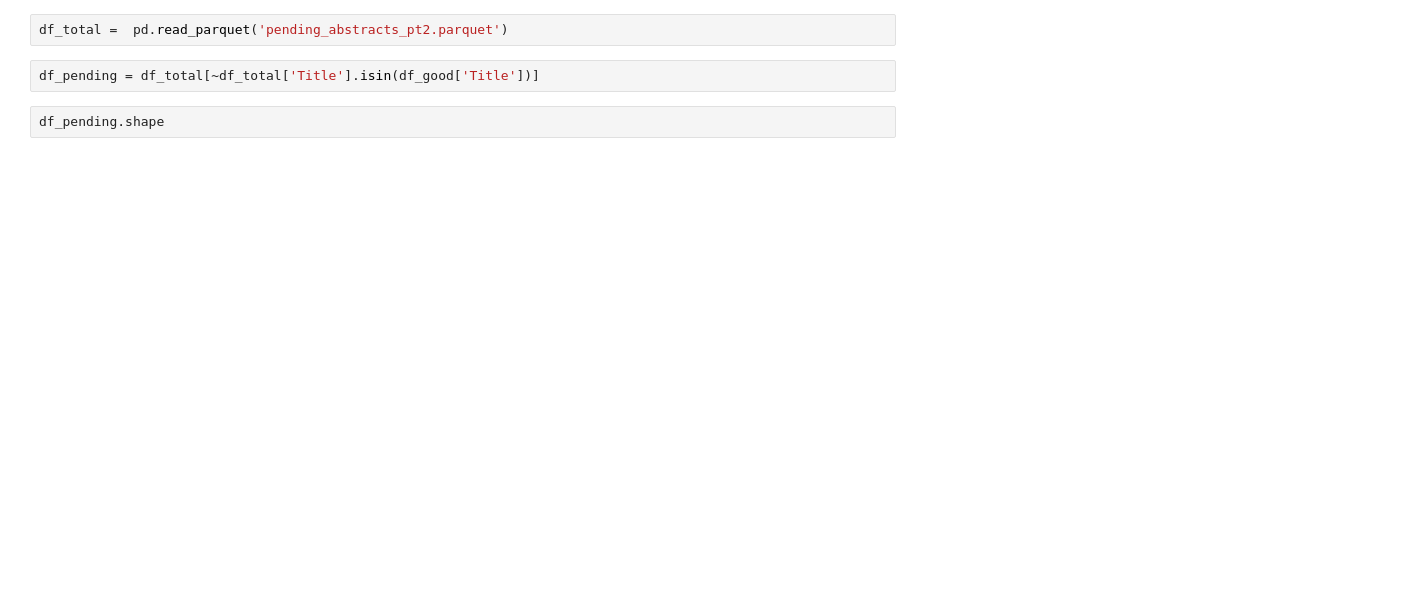
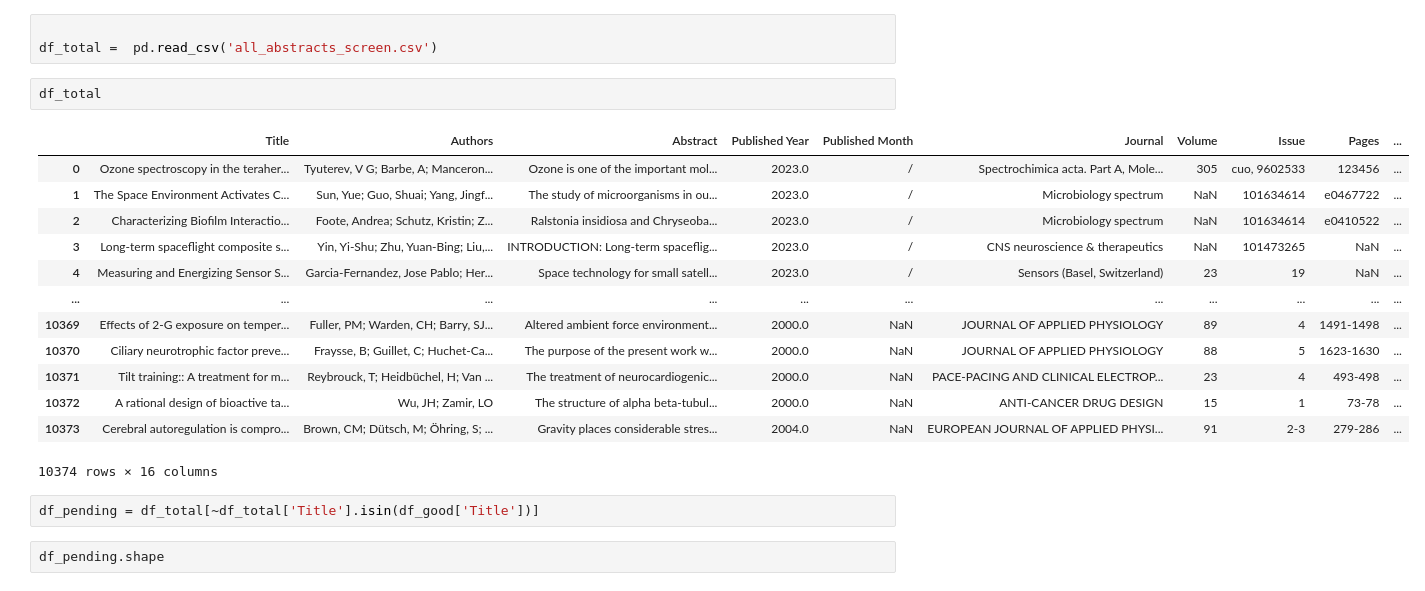
Before and after one commit to cnjanssen/spaceflightreivew, a Jupyter notebook: review_decisions.ipynb, the cells around one changed output. Cells and saved outputs as stored; diff of their text form; blank space fills up the shorter version.

```diff
--- a/review_decisions.ipynb
+++ b/review_decisions.ipynb
@@ -46,5 +81,22 @@ df_good
 # %%
-df_total =  pd.read_parquet('pending_abstracts_pt2.parquet')
+
+df_total =  pd.read_csv('all_abstracts_screen.csv')
+# %%
+df_total
+# %% [output]
+|  | Title | Authors | Abstract | Published Year | Published Month | Journal | Volume | Issue | Pages | ... |
+| 0 | Ozone spectroscopy in the teraher... | Tyuterev, V G; Barbe, A; Manceron... | Ozone is one of the important mol... | 2023.0 | / | Spectrochimica acta. Part A, Mole... | 305 | cuo, 9602533 | 123456 | ... |
+| 1 | The Space Environment Activates C... | Sun, Yue; Guo, Shuai; Yang, Jingf... | The study of microorganisms in ou... | 2023.0 | / | Microbiology spectrum | NaN | 101634614 | e0467722 | ... |
+| 2 | Characterizing Biofilm Interactio... | Foote, Andrea; Schutz, Kristin; Z... | Ralstonia insidiosa and Chryseoba... | 2023.0 | / | Microbiology spectrum | NaN | 101634614 | e0410522 | ... |
+| 3 | Long-term spaceflight composite s... | Yin, Yi-Shu; Zhu, Yuan-Bing; Liu,... | INTRODUCTION: Long-term spaceflig... | 2023.0 | / | CNS neuroscience & therapeutics | NaN | 101473265 | NaN | ... |
+| 4 | Measuring and Energizing Sensor S... | Garcia-Fernandez, Jose Pablo; Her... | Space technology for small satell... | 2023.0 | / | Sensors (Basel, Switzerland) | 23 | 19 | NaN | ... |
+| ... | ... | ... | ... | ... | ... | ... | ... | ... | ... | ... |
+| 10369 | Effects of 2-G exposure on temper... | Fuller, PM; Warden, CH; Barry, SJ... | Altered ambient force environment... | 2000.0 | NaN | JOURNAL OF APPLIED PHYSIOLOGY | 89 | 4 | 1491-1498 | ... |
+| 10370 | Ciliary neurotrophic factor preve... | Fraysse, B; Guillet, C; Huchet-Ca... | The purpose of the present work w... | 2000.0 | NaN | JOURNAL OF APPLIED PHYSIOLOGY | 88 | 5 | 1623-1630 | ... |
+| 10371 | Tilt training:: A treatment for m... | Reybrouck, T; Heidbüchel, H; Van ... | The treatment of neurocardiogenic... | 2000.0 | NaN | PACE-PACING AND CLINICAL ELECTROP... | 23 | 4 | 493-498 | ... |
+| 10372 | A rational design of bioactive ta... | Wu, JH; Zamir, LO | The structure of alpha beta-tubul... | 2000.0 | NaN | ANTI-CANCER DRUG DESIGN | 15 | 1 | 73-78 | ... |
+| 10373 | Cerebral autoregulation is compro... | Brown, CM; Dütsch, M; Öhring, S; ... | Gravity places considerable stres... | 2004.0 | NaN | EUROPEAN JOURNAL OF APPLIED PHYSI... | 91 | 2-3 | 279-286 | ... |
+10374 rows × 16 columns
 # %%
 df_pending = df_total[~df_total['Title'].isin(df_good['Title'])]
 # %%
```
Also changed, not shown: parts of 14 cells of this notebook, 19 other files.
